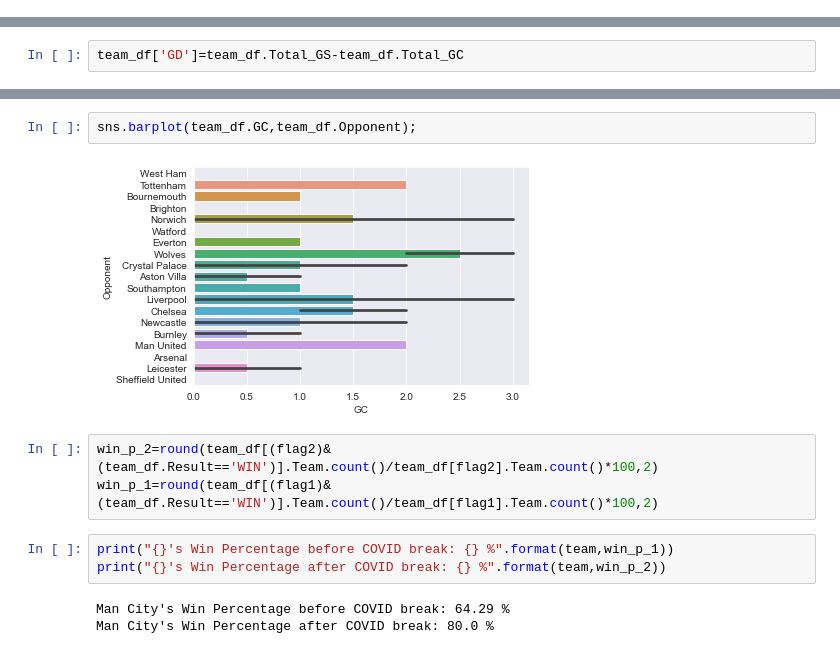
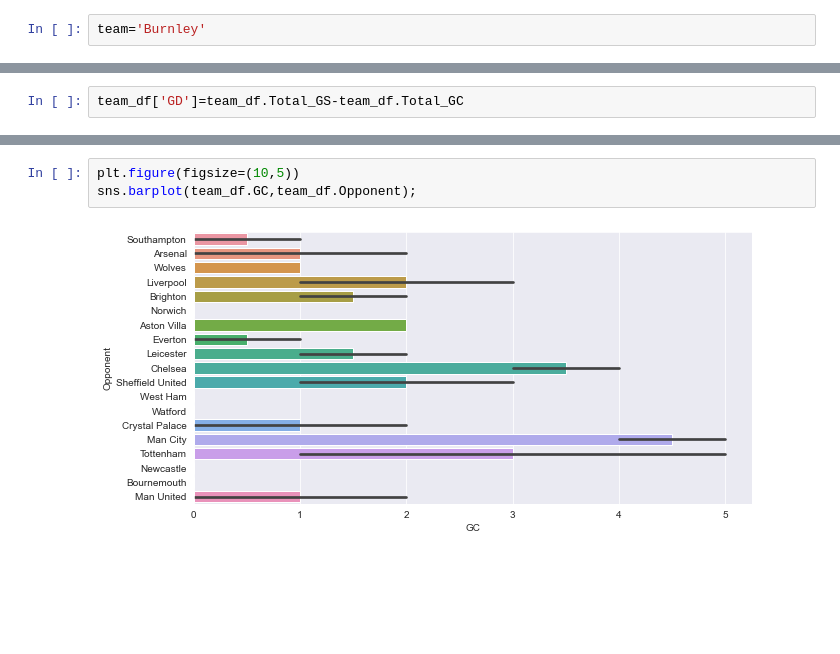
Before and after one commit to ukishu/qwerty, a Jupyter notebook: football.ipynb, the cells around one changed output, grey strips where cells are left out. Drawn from its saved outputs; the diff is of its cells as text; blank space fills up the shorter version.

```diff
--- a/football.ipynb
+++ b/football.ipynb
@@ -105,3 +98,5 @@ team='Man City'
+# %%
+team='Burnley'
 # %%
 team_df=football_df[(football_df.HomeTeam==team)|(football_df.AwayTeam==team)]
 team_df['Team']=team
@@ -355,13 +302,5 @@ sns.barplot(team_df.GS,team_df.Opponent);
 # %%
+plt.figure(figsize=(10,5))
 sns.barplot(team_df.GC,team_df.Opponent);
 # %% [output]
-[figure, old version]
+[figure, new version]
-# %%
-win_p_2=round(team_df[(flag2)&(team_df.Result=='WIN')].Team.count()/team_df[flag2].Team.count()*100,2)
-win_p_1=round(team_df[(flag1)&(team_df.Result=='WIN')].Team.count()/team_df[flag1].Team.count()*100,2)
-# %%
-print("{}'s Win Percentage before COVID break: {} %".format(team,win_p_1))
-print("{}'s Win Percentage after COVID break: {} %".format(team,win_p_2))
-# %% [output]
-Man City's Win Percentage before COVID break: 64.29 %
-Man City's Win Percentage after COVID break: 80.0 %
```
Also changed, not shown: parts of 40 cells of this notebook.
